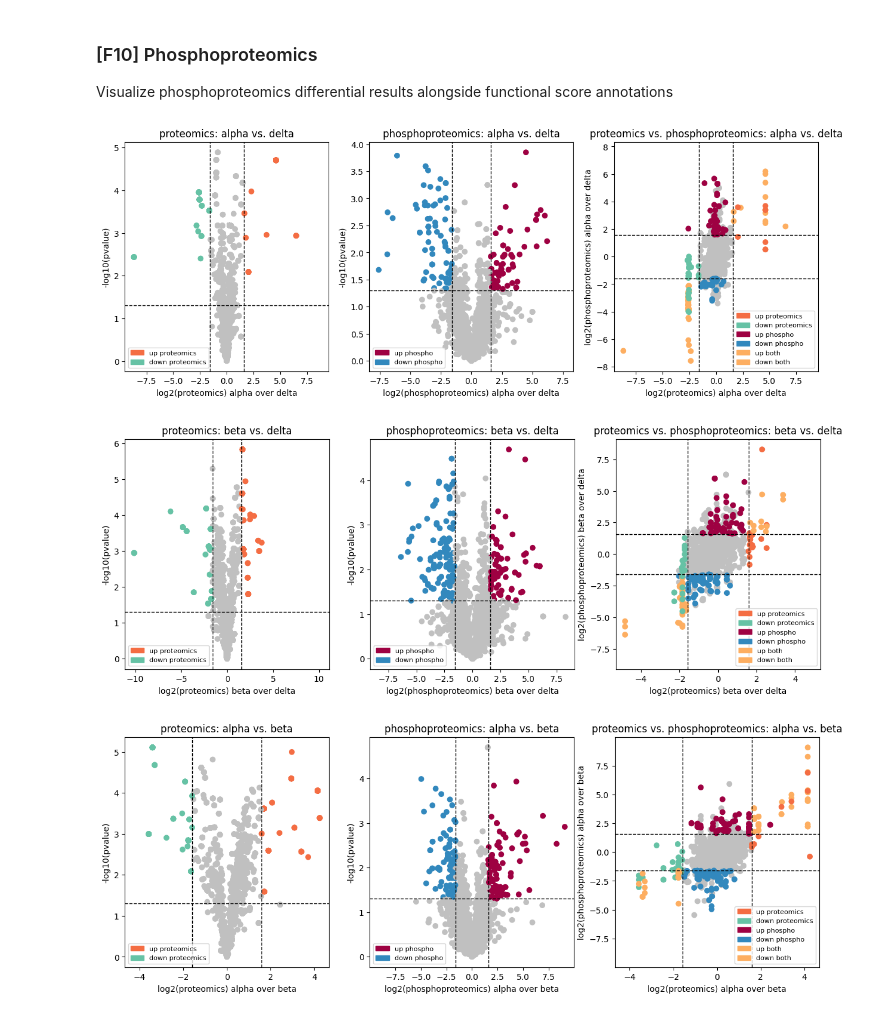
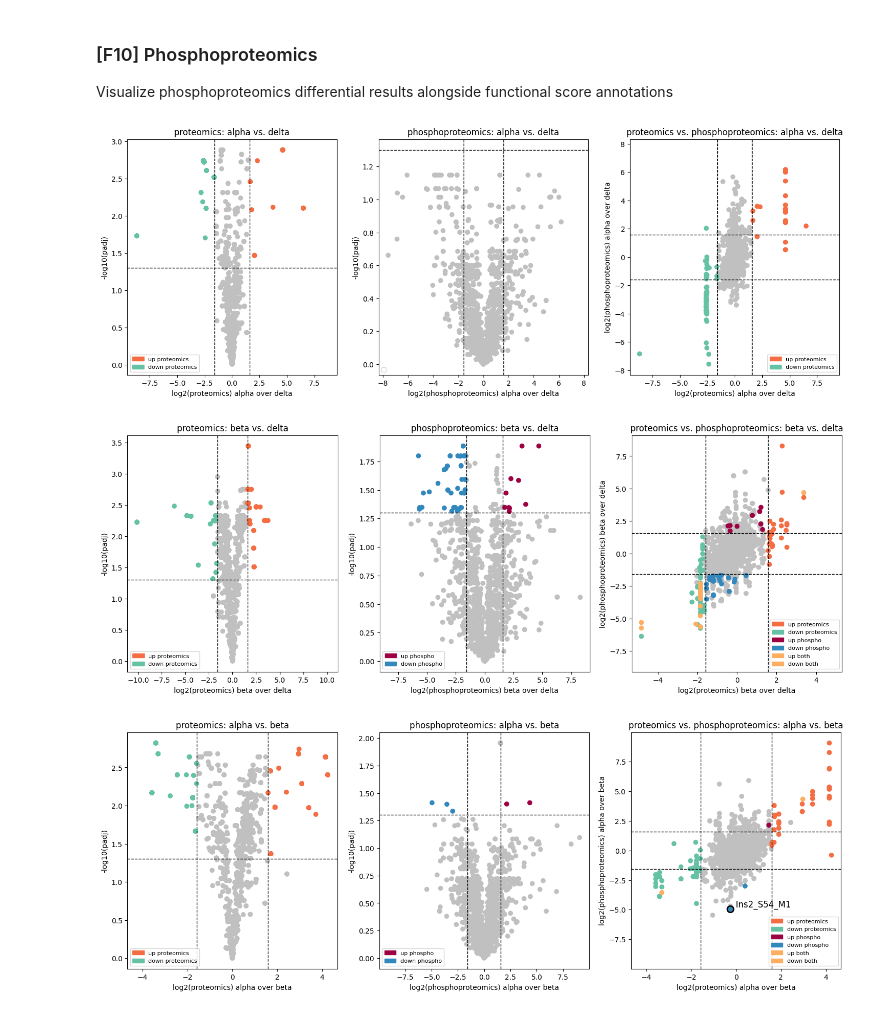
Before and after one commit to MannLabs/IsletsOmics, a Jupyter notebook: figure_notebooks/F08.ipynb, the cells around one changed output. Saved outputs shown, nothing was run; the diff lists cells and outputs as text; code cells hidden in the pictures.

```diff
--- a/figure_notebooks/F08.ipynb
+++ b/figure_notebooks/F08.ipynb
@@ -77,13 +77,13 @@ colormap = {
     'selected' : '#fdae61',
 }
 
-pvalue = "pvalue" # or "pvalue"
+pvalue = "padj" # or "pvalue"
 
 independent_phospho_sites = {}
 for key, df in volcanoplot_datasets.items():
 
     # visualize and extract differentially regulated proteins
-    fig, axs = plt.subplots(1, 3, figsize=(15, 5))
+    fig, axs = plt.subplots(1, 3, figsize=(18, 6))
 
     def sort_df_by_class_frequency(df, col, ascending=False):
         freq = df[col].value_counts(ascending=ascending)
@@ -175,33 +175,39 @@ for key, df in volcanoplot_datasets.items():
 
         y_outer = max(np.abs(df[y_col])) * 1.1
         ax.set_ylim(-y_outer, y_outer)
 
         [ax.axhline(y=x, color='black', linestyle='--', linewidth=LINEWIDTH) for x in [X_LIM,-X_LIM]]
         [ax.axvline(x=x, color='black', linestyle='--', linewidth=LINEWIDTH) for x in [X_LIM,-X_LIM]]
 
         ax.set_xlabel(f'log2({readout_x}) {" ".join(key.split("_"))}')
         ax.set_ylabel(f'log2({readout_y}) {" ".join(key.split("_"))}')
         ax.set_title(f'{readout_x} vs. {readout_y}: {key.replace("_over_", " vs. ")}')
 
         # Create a legend
         actual_colormap = {k: v for k, v in colormap.items() if k in df['regulated'].unique()}
         actual_colormap.pop('not regulated')
         legend_patches = []
         for label, color in actual_colormap.items():
             legend_patches.append(Patch(
                 color=color,
                 label=label.replace('_',' ').replace('regulated', '').replace('phosphoproteomics', 'phospho').replace('down proteomics phospho', 'down both').replace('up proteomics phospho', 'up both')))
         ax.legend(handles=legend_patches, loc='lower right', fontsize=8, frameon=True)
 
+        # Add a label for the independent phospho sites
+        for i, row in df.loc[only_y_regulated,:].iterrows():
+            if "Ins2" in row['phosphoproteomics_PTM_collapse_key']:
+                ax.text(row[x_col], row[y_col], f"  {row['phosphoproteomics_PTM_collapse_key']}", fontsize=12, ha='left', va='bottom', color='black')
+                ax.scatter(row[x_col], row[y_col], s=80, facecolors='none', edgecolors='black', linewidth=2)
+
     for i, readout in enumerate([['proteomics'], ['phosphoproteomics'], ['proteomics', 'phosphoproteomics']]):
         if len(readout) == 1:
             readout = readout[0]
             _normal_volcanoplot(axs[i], df, readout, key)
         else:
             readout_x = readout[0]
             readout_y = readout[1]
             _correlation_scatter(axs[i], df, readout_x, readout_y, key)
 # %% [output]
-[figure, old version]
+[figure, new version]
-[figure, old version]
+[figure, new version]
-[figure, old version]
+[figure, new version]
```
Also changed, not shown: parts of 6 cells of this notebook.
